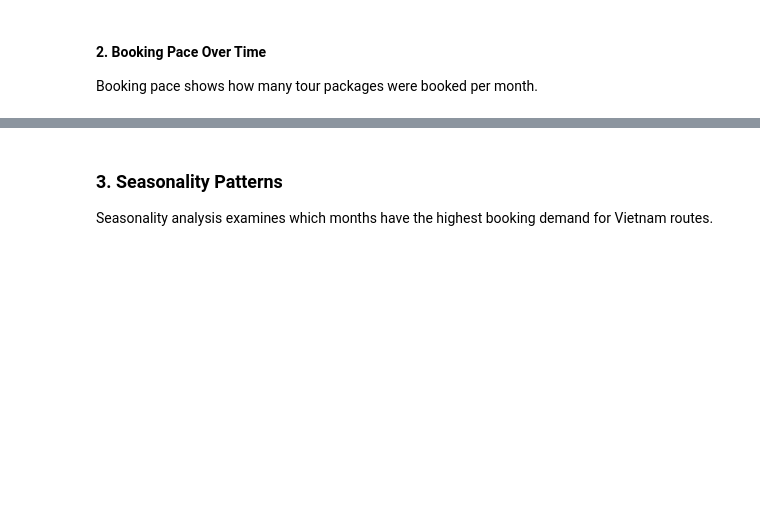
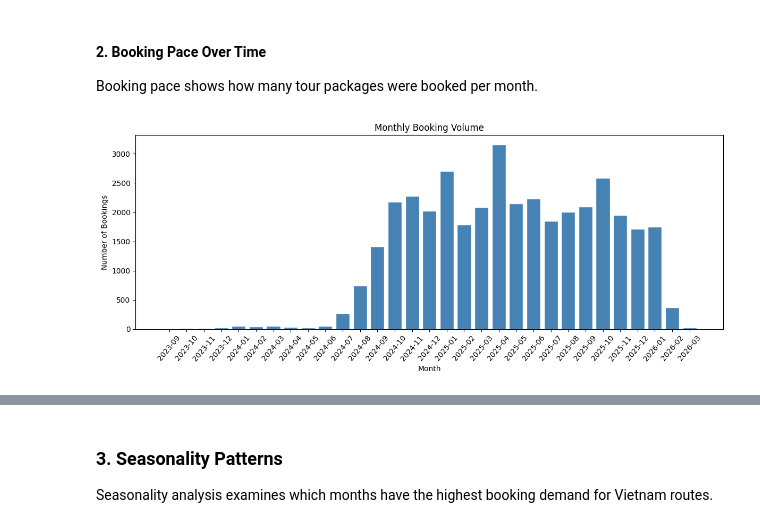
Before and after one commit to VildanaRazumova/thesis-demand-forecasting, a Jupyter notebook: thesis_notebook_final.ipynb, the cells around one changed output, grey strips where cells are left out. Cells and saved outputs as stored; diff of their text form; code cells hidden in the pictures; blank space fills up the shorter version.

```diff
--- a/thesis_notebook_final.ipynb
+++ b/thesis_notebook_final.ipynb
@@ -501,23 +625,24 @@ df_claims['DepartureDT'] = pd.to_datetime(df_claims['DepartureDT'])
 # %%
 # Figure 2: Monthly Booking Volume
 
 # Step 1: Extract the month from the booking date
 df_claims['BookingMonth'] = df_claims['ClaimCreatedDT_UTC'].dt.to_period('M')
 
 # Step 2: Count how many bookings happened in each month
 monthly_active = df_claims.groupby('BookingMonth').size().reset_index(name='Bookings')
 
 # Step 3: Draw the bar chart per month
 plt.figure(figsize=(12, 5))
 plt.bar(monthly_active['BookingMonth'].astype(str), monthly_active['Bookings'],
         color='steelblue', edgecolor='white')
-plt.title('Monthly Booking Volume',
-          fontsize=12, fontweight='bold')
+plt.title('Monthly Booking Volume')
 plt.xlabel('Month')
 plt.ylabel('Number of Bookings')
 plt.xticks(rotation=50)
 plt.tight_layout()
 plt.show()
+# %% [output]
+[figure, added]
 # %%
 df_claims_ts = df_claims.set_index('ClaimCreatedDT_UTC').sort_index()
 
```
Also changed, not shown: parts of 66 cells of this notebook.
